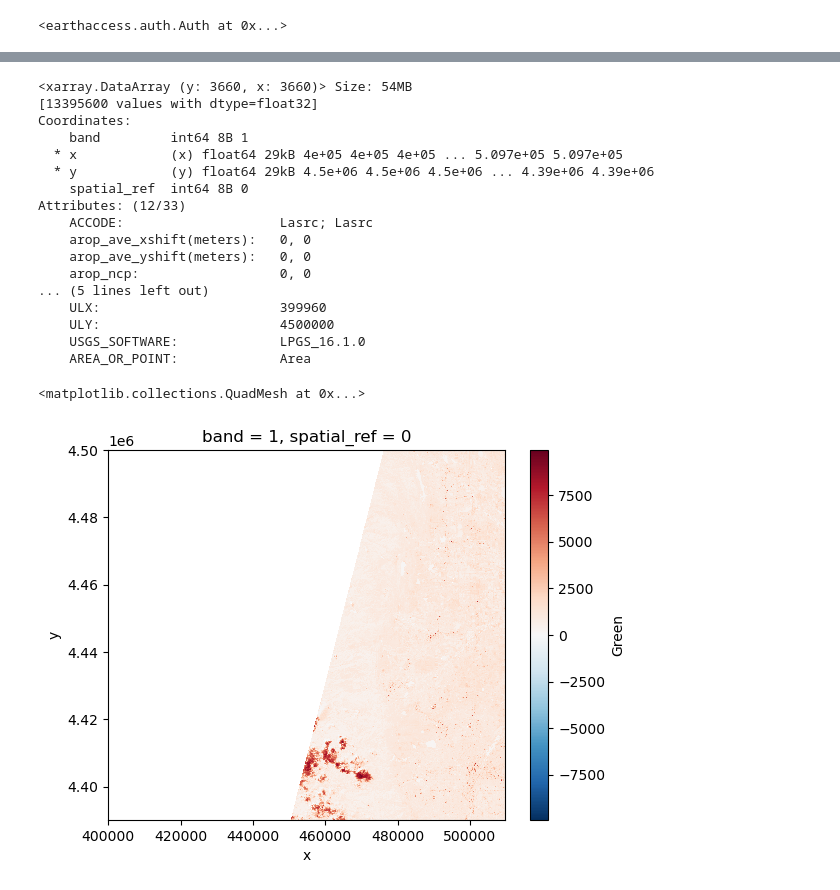
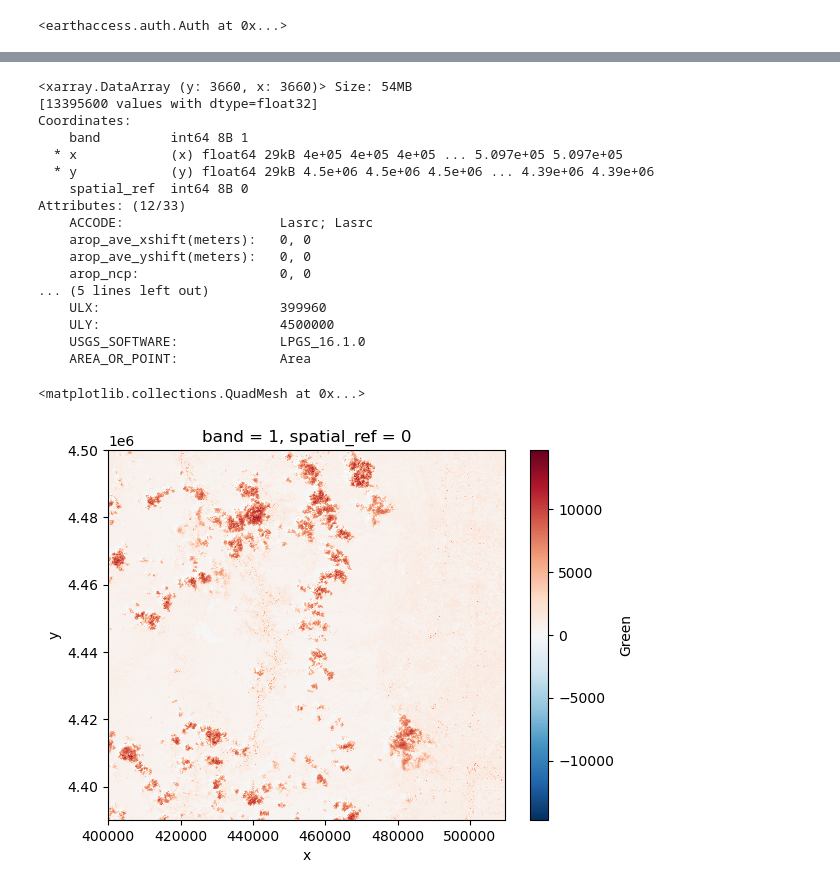
Before and after one commit to earthlab-education/fundamentals-04-redlining-hanried, a Jupyter notebook: notebooks/boulder-redlining.ipynb, the cells around one changed output, grey strips where cells are left out. Drawn from its saved outputs; the diff is of its cells as text; code cells hidden in the pictures.

```diff
--- a/notebooks/boulder-redlining.ipynb
+++ b/notebooks/boulder-redlining.ipynb
@@ -241,28 +247,28 @@ boulder_files
  ...]
 # %%
 # Import one tile of green data, which is the B03 file
-green_da = rxr.open_rasterio(boulder_files[5], mask_and_scale=True).squeeze()
+green_da = rxr.open_rasterio(boulder_files[20], mask_and_scale=True).squeeze()
 display(green_da)
 green_da.plot()
 # %% [output]
 <xarray.DataArray (y: 3660, x: 3660)> Size: 54MB
 [13395600 values with dtype=float32]
 Coordinates:
     band         int64 8B 1
   * x            (x) float64 29kB 4e+05 4e+05 4e+05 ... 5.097e+05 5.097e+05
   * y            (y) float64 29kB 4.5e+06 4.5e+06 4.5e+06 ... 4.39e+06 4.39e+06
     spatial_ref  int64 8B 0
 Attributes: (12/33)
     ACCODE:                    Lasrc; Lasrc
     arop_ave_xshift(meters):   0, 0
     arop_ave_yshift(meters):   0, 0
     arop_ncp:                  0, 0
 ... (5 lines left out)
     ULX:                       399960
     ULY:                       4500000
     USGS_SOFTWARE:             LPGS_16.1.0
     AREA_OR_POINT:             Area
 <matplotlib.collections.QuadMesh at 0x...>
-[figure, old version]
+[figure, new version]
 # %%
 # Import one tile of blue data, which is the B02 file
```
Also changed, not shown: parts of 11 cells of this notebook, 1 other file.
